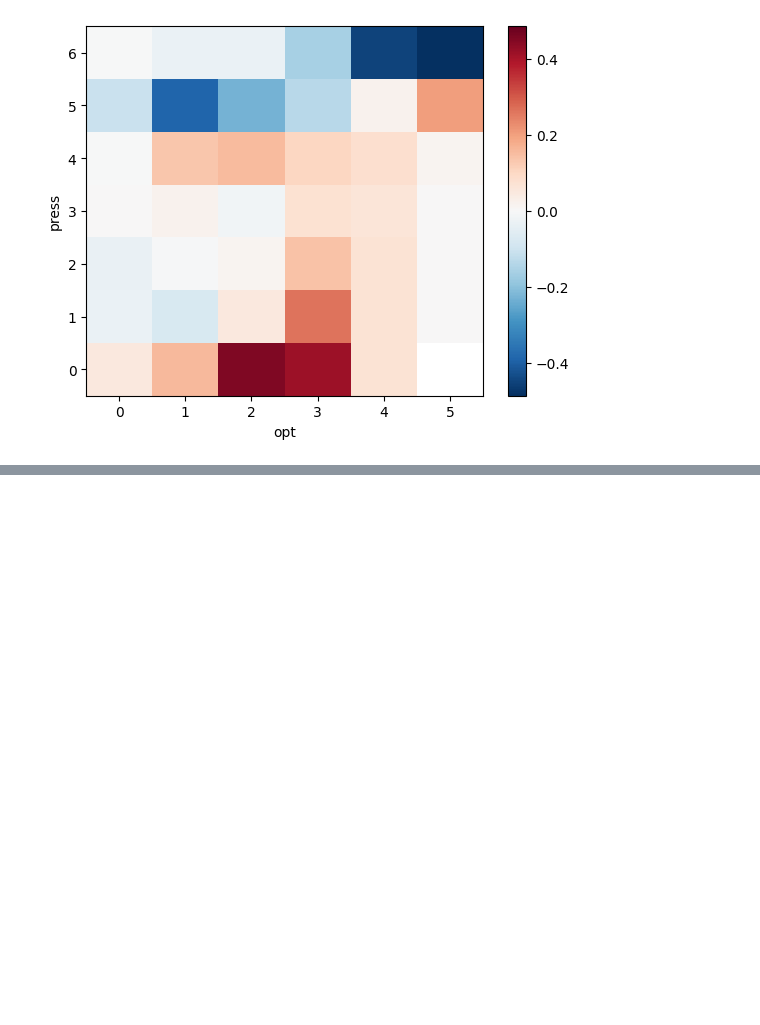
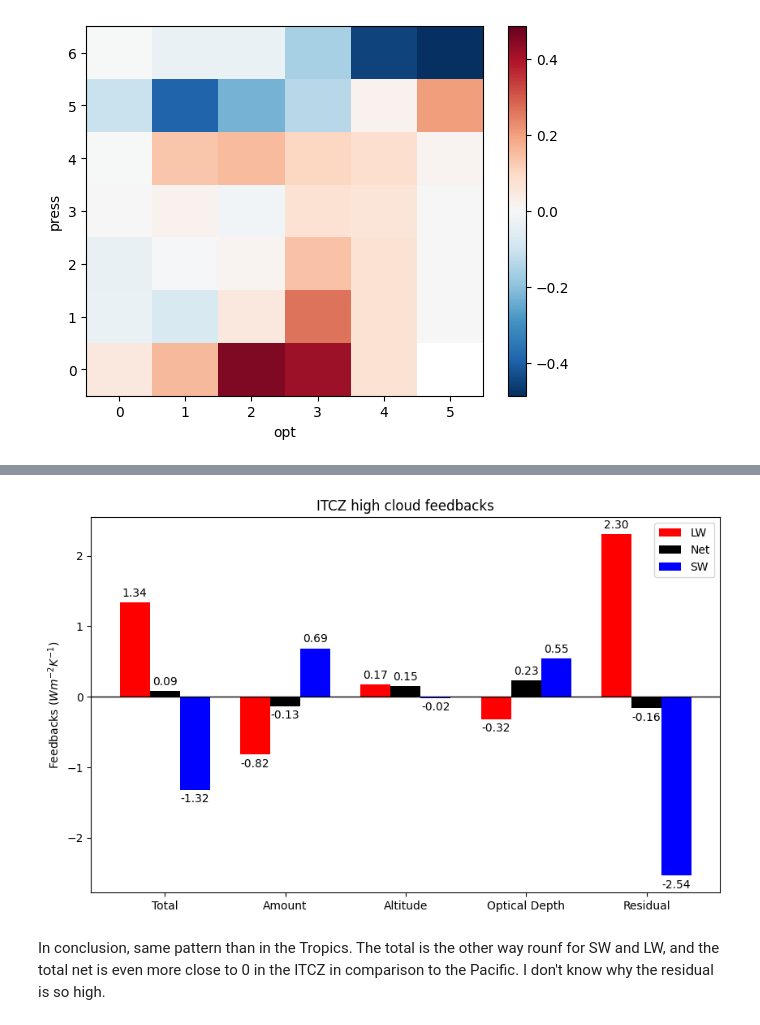
Before and after one commit to paula-rj/HighClouds, a Jupyter notebook: feedbacks.ipynb, the cells around one changed output, grey strips where cells are left out. Saved outputs shown, nothing was run; the diff lists cells and outputs as text; code cells hidden in the pictures; blank space fills up the shorter version.

```diff
--- a/feedbacks.ipynb
+++ b/feedbacks.ipynb
@@ -624,0 +686,40 @@ ax3.set_title("c) Tropical-mean net feedback")
+# %%
+decompos = ("Total", "Amount", "Altitude", "Optical Depth", "Residual")
+feeds_itcz = {
+    'LW': (1.337571067966178, -0.8206217717981731, 0.16941544976425177, -0.3150654611394081, 2.3038428511395073),
+    'Net': (0.08656580758728014, -0.1327792184090123, 0.1498373499917237, 0.23303635390372227, -0.16352867789915354),
+    'SW': (-1.319930870039883, 0.6878425977496146, -0.01957809206977185, 0.5481017888383682, -2.536297164558094),
+}
+
+colors = {
+    'LW': 'red',
+    'Net': 'black',
+    'SW': 'blue'
+}
+
+x = np.arange(len(decompos))  # the label locations
+width = 0.25  # the width of the bars
+multiplier = 0
+
+fig, ax = plt.subplots(figsize=(10,6))
+
+for attribute, measurement in feeds_itcz.items():
+    offset = width * multiplier
+    rects = ax.bar(x + offset, measurement, width, label=attribute,  color=colors[attribute])
+    ax.bar_label(rects, labels=[f"{value:.2f}" for value in measurement], padding=3)
+    multiplier += 1
+
+# Add some text for labels, title and custom x-axis tick labels, etc.
+ax.set_ylabel(r'Feedbacks ($Wm^{-2}K^{-1}$)')
+ax.set_title('ITCZ high cloud feedbacks')
+ax.legend(loc='upper right')
+ax.set_xticks(x + width)
+ax.set_xticklabels(["Total", "Amount", "Altitude", "Optical Depth", "Residual"])
+ax.axhline(0, color="black", linewidth=1)
+
+plt.show()
+# %% [output]
+[figure, added]
+# %% [markdown]
+In conclusion, same pattern than in the Tropics. The total is the other way rounf for SW and LW, and the total net is even more close to 0 in the ITCZ in comparison to the Pacific.
+I don't know why the residual is so high.
```
Also changed, not shown: parts of 24 cells of this notebook, 1 other file.
